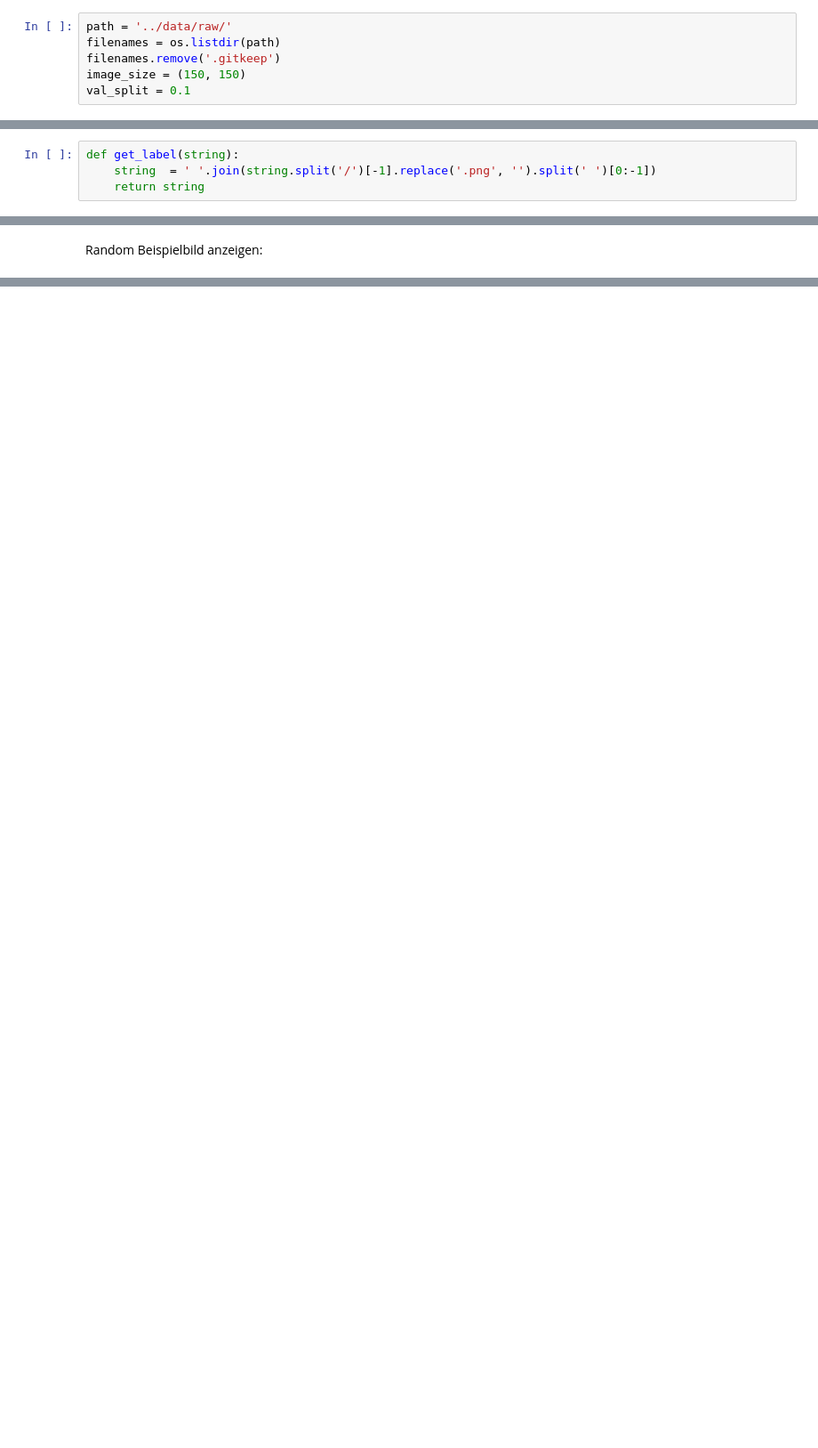
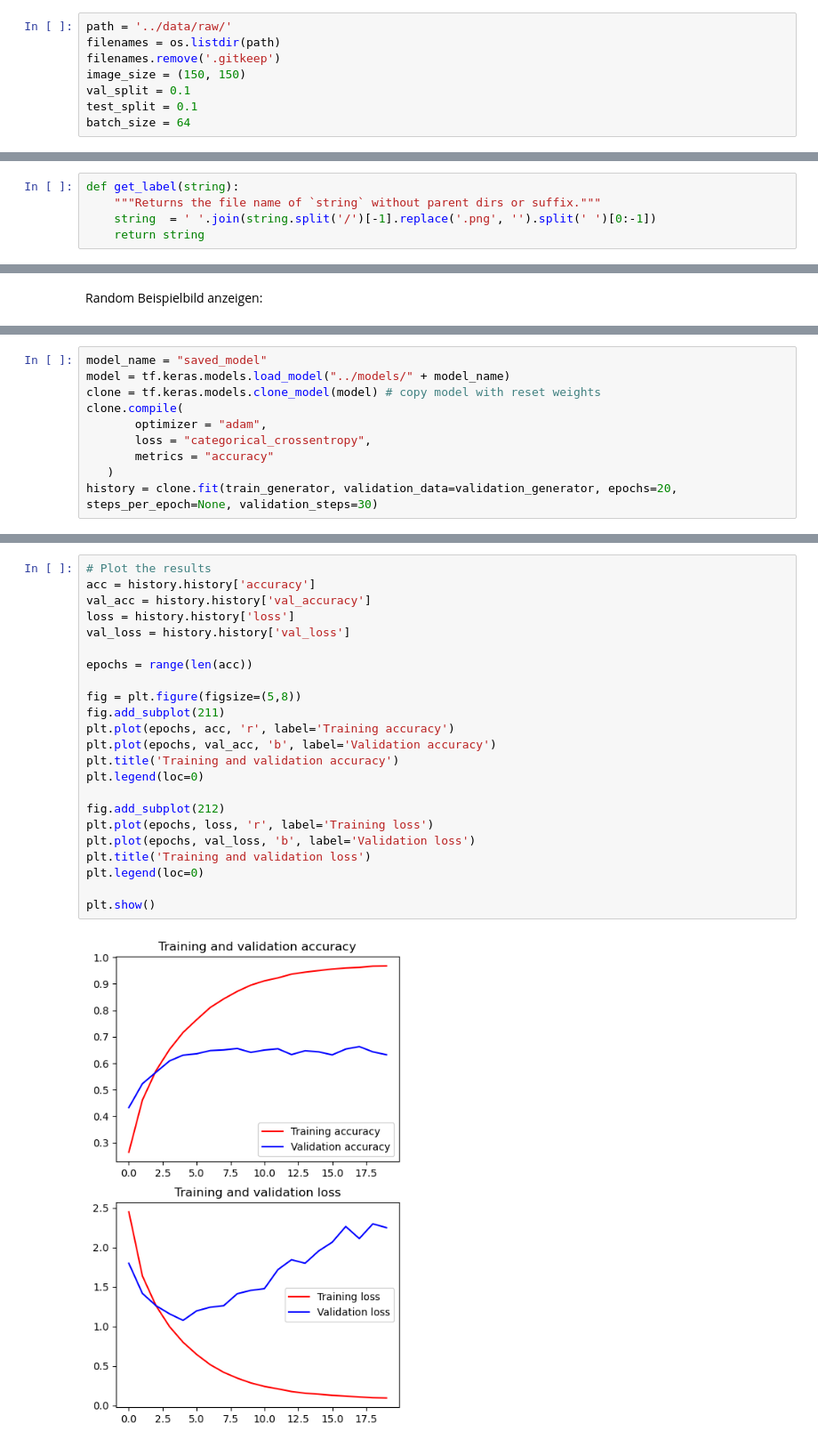
Before and after one commit to greenbase/tiny-bricks, a Jupyter notebook: src/main.ipynb, the cells around one changed output, grey strips where cells are left out. Shown at 89% size. Drawn from its saved outputs; the diff is of its cells as text; blank space fills up the shorter version.

```diff
--- a/src/main.ipynb
+++ b/src/main.ipynb
@@ -17,3 +16,5 @@ filenames = os.listdir(path)
 filenames.remove('.gitkeep')
 image_size = (150, 150)
 val_split = 0.1
+test_split = 0.1
+batch_size = 64
@@ -22,5 +23,6 @@ Funktionen:
 # %%
 def get_label(string):
+    """Returns the file name of `string` without parent dirs or suffix."""
     string  = ' '.join(string.split('/')[-1].replace('.png', '').split(' ')[0:-1])
     return string
 # %%
@@ -170,0 +165,10 @@ NameError: name 'model' is not defined
+# %%
+model_name = "saved_model"
+model = tf.keras.models.load_model("../models/" + model_name)
+clone = tf.keras.models.clone_model(model) # copy model with reset weights
+clone.compile(
+       optimizer = "adam",
+       loss = "categorical_crossentropy",
+       metrics = "accuracy"
+   )
+history = clone.fit(train_generator, validation_data=validation_generator, epochs=20, steps_per_epoch=None, validation_steps=30)
@@ -170,0 +193,25 @@ NameError: name 'model' is not defined
+# %%
+# Plot the results
+acc = history.history['accuracy']
+val_acc = history.history['val_accuracy']
+loss = history.history['loss']
+val_loss = history.history['val_loss']
+
+epochs = range(len(acc))
+
+fig = plt.figure(figsize=(5,8))
+fig.add_subplot(211)
+plt.plot(epochs, acc, 'r', label='Training accuracy')
+plt.plot(epochs, val_acc, 'b', label='Validation accuracy')
+plt.title('Training and validation accuracy')
+plt.legend(loc=0)
+
+fig.add_subplot(212)
+plt.plot(epochs, loss, 'r', label='Training loss')
+plt.plot(epochs, val_loss, 'b', label='Validation loss')
+plt.title('Training and validation loss')
+plt.legend(loc=0)
+
+plt.show()
+# %% [output]
+[figure, added]
```
Also changed, not shown: parts of 21 cells of this notebook, 5 other files.
